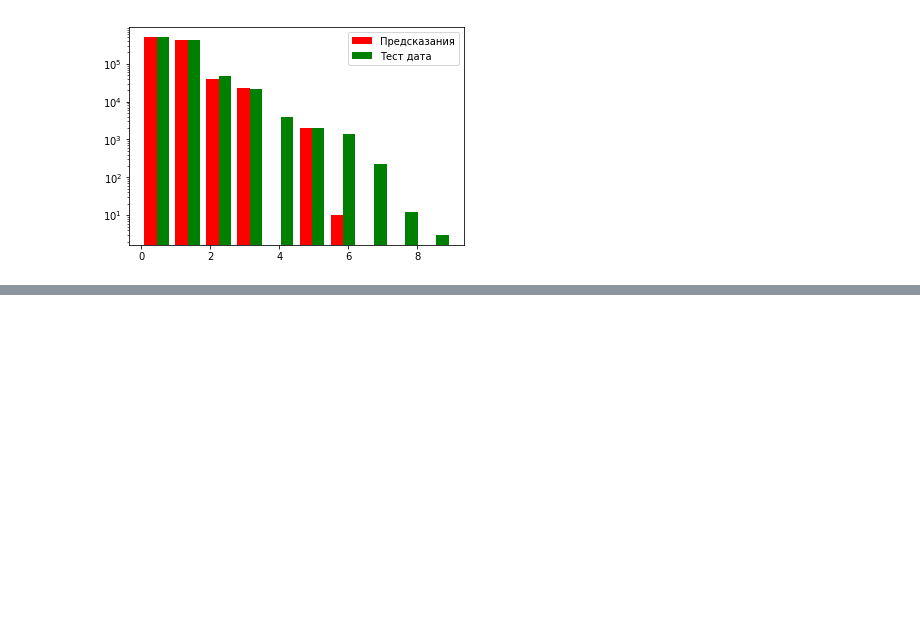
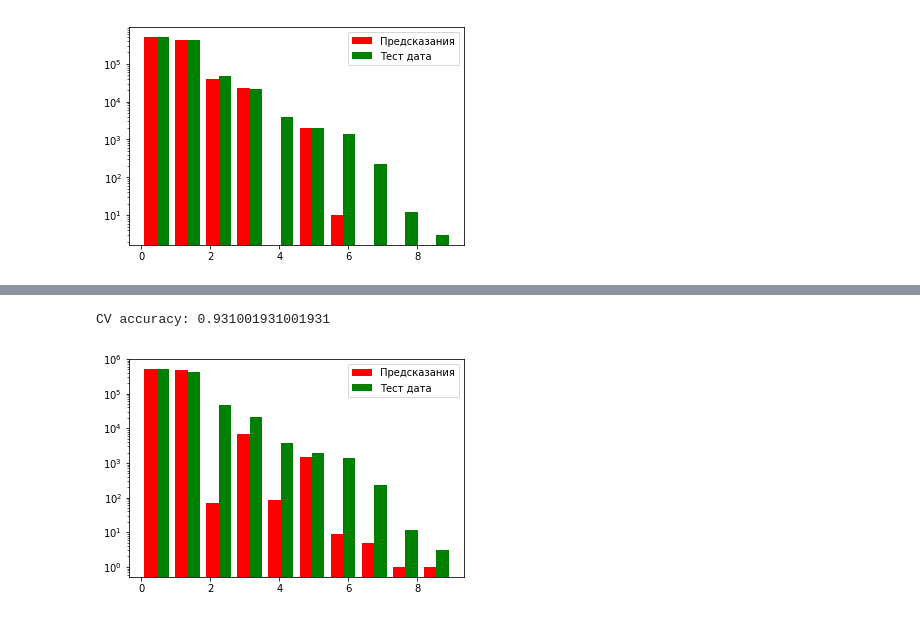
Before and after one commit to Dan435/MLProject, a Jupyter notebook: PokerHands_26.05.ipynb, the cells around one changed output, grey strips where cells are left out. Drawn from its saved outputs; the diff is of its cells as text; code cells hidden in the pictures; blank space fills up the shorter version.

```diff
--- a/PokerHands_26.05.ipynb
+++ b/PokerHands_26.05.ipynb
@@ -304,0 +320,6 @@ plt.show()
+# %%
+from sklearn.preprocessing import OneHotEncoder
+ohe = OneHotEncoder(sparse = False)
+new_features_ohe = ohe.fit_transform(all_data.Color1.values.reshape(-1, 1))
+tmp = pd.DataFrame(new_features_ohe, columns=['Color=' + str(i) for i in range(new_features_ohe.shape[1])])
+all_data_new = pd.concat([all_data,tmp], axis = 1)
@@ -304,0 +339,4 @@ plt.show()
+# %%
+new_features_ohe = ohe.fit_transform(all_data.Rank1.values.reshape(-1, 1))
+tmp = pd.DataFrame(new_features_ohe, columns=['Rank=' + str(i) for i in range(new_features_ohe.shape[1])])
+all_data_new = pd.concat([all_data_new,tmp], axis = 1)
@@ -304,0 +356,4 @@ plt.show()
+# %%
+X = all_data_new.iloc[:25009,:].drop(['HandName'],axis=1)
+Xte = all_data_new.iloc[25009:,:].drop(['HandName'],axis=1)
+(cat_predA, cat_predLL, cat_predAt, cat_predLLt) = CVandPRED(X,y,Xte,yte)
@@ -304,0 +395,4 @@ plt.show()
+# %%
+rf = RandomForestClassifier(n_estimators=999, n_jobs=-1, random_state=42,
+                            class_weight='balanced', max_leaf_nodes)
+rf.fit(X,y)
@@ -304,0 +407,9 @@ plt.show()
+# %%
+forest_pred = rf.predict(Xte)
+print("CV accuracy: {}".format(accuracy_score(yte,forest_pred)))
+plt.hist((np.reshape(forest_pred,(yte.shape[0],)),yte),bins = 10, log=True, color = ['Red', 'Green'])
+plt.legend(labels=('Предсказания','Тест дата'))
+plt.show()
+# %% [output]
+CV accuracy: 0.931001931001931
+[figure, added]
```
Also changed, not shown: parts of 16 cells of this notebook.
